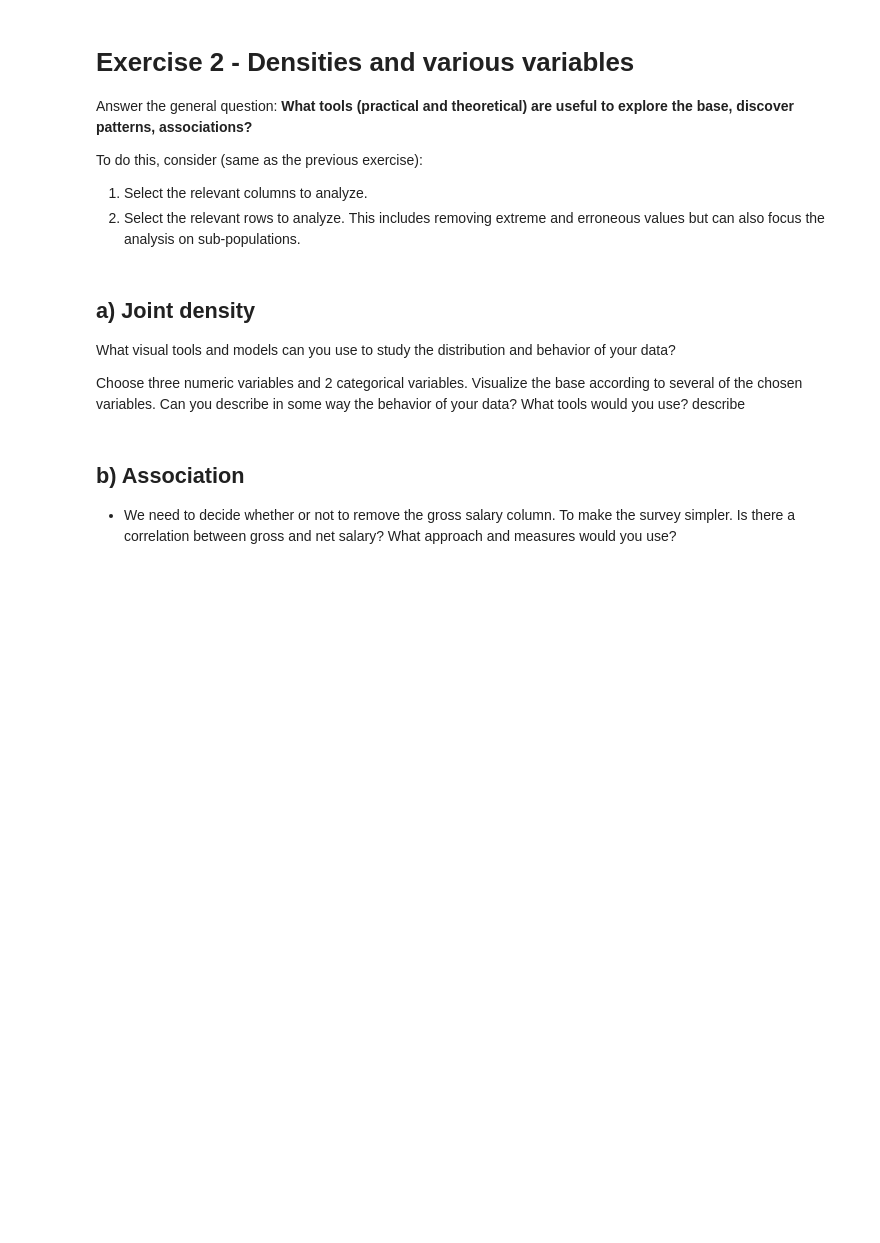
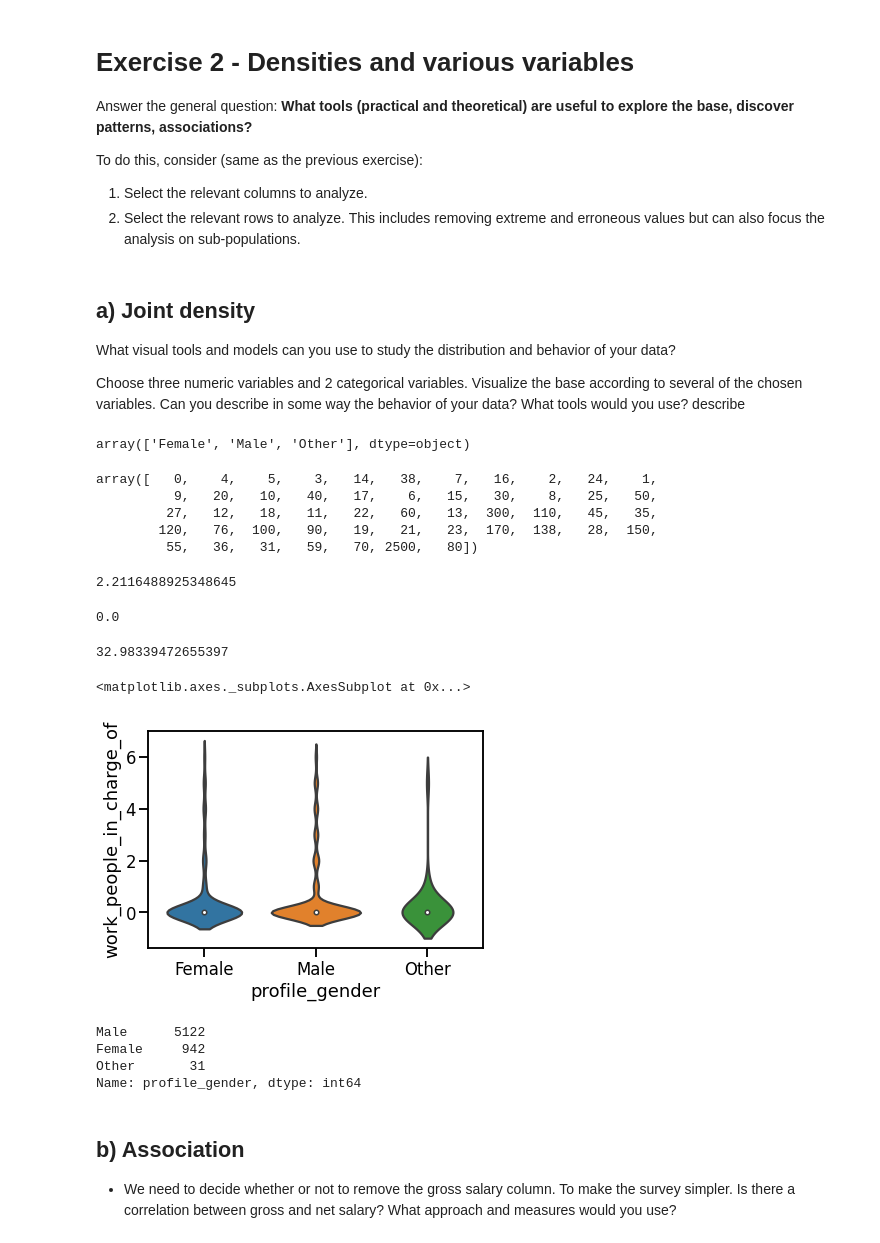
Before and after one commit to benjaminocampo/digitallab_data_visualization, a Jupyter notebook: notebooks/01__practical_exercises.ipynb, the cells around one changed output. Saved outputs shown, nothing was run; the diff lists cells and outputs as text; code cells hidden in the pictures; blank space fills up the shorter version.

```diff
--- a/notebooks/01__practical_exercises.ipynb
+++ b/notebooks/01__practical_exercises.ipynb
@@ -235,3 +269,48 @@ Choose three numeric variables and 2 categorical variables. Visualize the base a
+# %%
+df["profile_gender"].unique()
+# %% [output]
+array(['Female', 'Male', 'Other'], dtype=object)
+# %%
+df["work_people_in_charge_of"].unique()
+# %% [output]
+array([   0,    4,    5,    3,   14,   38,    7,   16,    2,   24,    1,
+          9,   20,   10,   40,   17,    6,   15,   30,    8,   25,   50,
+         27,   12,   18,   11,   22,   60,   13,  300,  110,   45,   35,
+        120,   76,  100,   90,   19,   21,   23,  170,  138,   28,  150,
+         55,   36,   31,   59,   70, 2500,   80])
+# %%
+df["work_people_in_charge_of"].mean()
+# %% [output]
+2.2116488925348645
+# %%
+df["work_people_in_charge_of"].median()
+# %% [output]
+0.0
+# %%
+df["work_people_in_charge_of"].std()
+# %% [output]
+32.98339472655397
+# %%
+
+remove_outliers = numpy.abs(
+    df["work_people_in_charge_of"] - df["work_people_in_charge_of"].mean()
+) <= (1.5 * df["work_people_in_charge_of"].std())
+
+seaborn.violinplot(
+    x="profile_gender",
+    y="work_people_in_charge_of",
+    data=df[remove_outliers &
+            (df["work_people_in_charge_of"] <= 6)])
+# %% [output]
+<matplotlib.axes._subplots.AxesSubplot at 0x...>
+[figure, added]
+# %%
+df["profile_gender"].value_counts()
+# %% [output]
+Male      5122
+Female     942
+Other       31
+Name: profile_gender, dtype: int64
 # %% [markdown]
 ## b) Association
 
```
Also changed, not shown: parts of 10 cells of this notebook.
